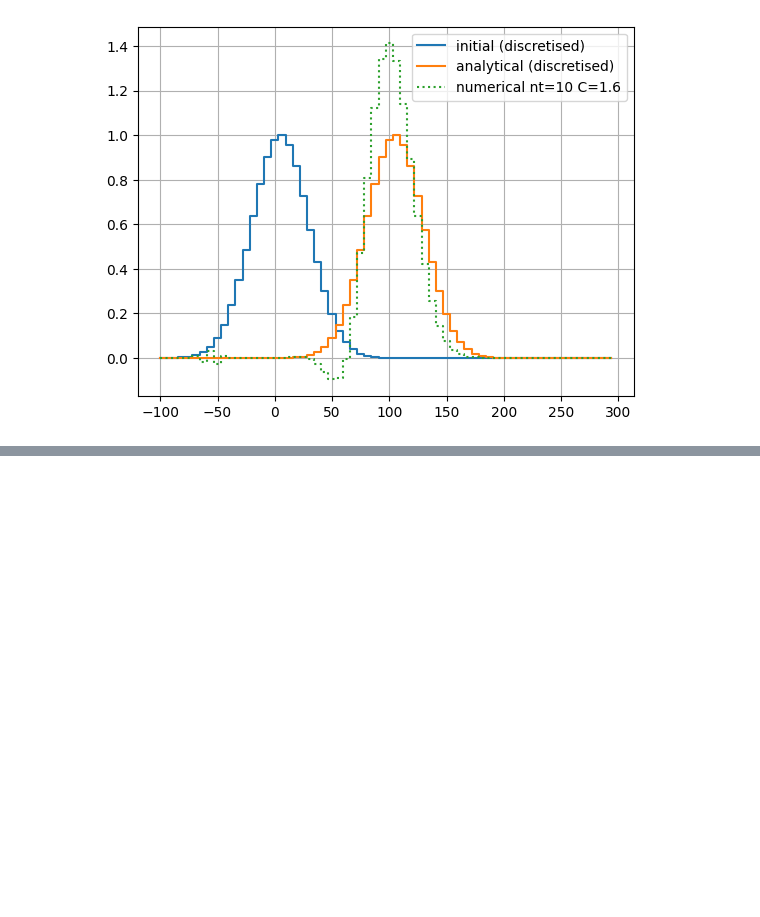
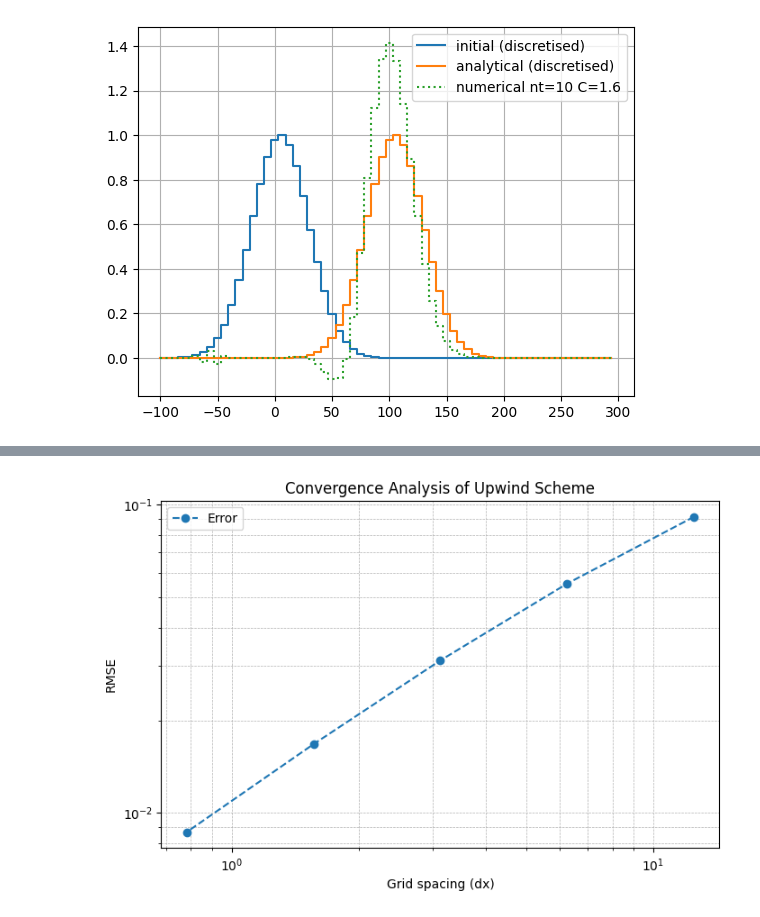
Before and after one commit to jakub-ml/modelling-of-physical-systems, a Jupyter notebook: lab_03/advection_upwind.ipynb, the cells around one changed output, grey strips where cells are left out. Drawn from its saved outputs; the diff is of its cells as text; code cells hidden in the pictures; blank space fills up the shorter version.

```diff
--- a/lab_03/advection_upwind.ipynb
+++ b/lab_03/advection_upwind.ipynb
@@ -104,3 +104,21 @@ pyplot.legend()
 pyplot.grid()
 # %% [output]
 [figure]
+# %%
+psi = psi_0(x)
+for _ in range(nt):
+    i = slice(1, nx-2)
+    one = shift()
+    psi[i] = psi[i] - (
+        F(psi[i    ], psi[i+one], C) -
+        F(psi[i-one], psi[i    ], C)
+    )
+# %%
+psi = psi_0(x)
+for _ in range(nt):
+    i = slice(1,int(nx-2))
+    one = shift()
+    psi[i] = psi[i] - (
+        F(psi[i    ], psi[i+one], C) -
+        F(psi[i-one], psi[i    ], C)
+    )
@@ -106,0 +130,61 @@ pyplot.grid()
+# %%
+import numpy as np
+import matplotlib.pyplot as plt
+
+class Psi_0:
+    def __init__(self):
+        self.x0 = 5
+        self.a = 1
+        self.sigma = 25
+    def __call__(self, x):
+        return self.a * np.exp(-(x - self.x0) ** 2 / (2 * self.sigma ** 2))
+
+class One:
+    def __radd__(self, o):
+        return slice(o.start + 1, o.stop + 1)
+    def __rsub__(self, o):
+        return slice(o.start - 1, o.stop - 1)
+
+def F(psi_l, psi_r, C):
+    return (C + abs(C)) / 2 * psi_l + (C - abs(C)) / 2 * psi_r
+
+def upwind_scheme(dx, nt, C):
+    x = np.arange(-100, 300, dx)
+    nx = len(x)
+    dt = C * dx / u
+    psi = psi_0(x)
+    i = slice(1, nx - 2)
+    one = One()
+
+    for _ in range(nt):
+        psi[i] = psi[i] - (F(psi[i], psi[i + one], C) - F(psi[i - one], psi[i], C))
+    return x, psi
+
+def compute_rmse(dx, nt, C, t_max):
+    x, psi_num = upwind_scheme(dx, nt, C)
+    psi_exact = psi_0(x - u * t_max)
+    return np.sqrt(np.mean((psi_num - psi_exact) ** 2))
+
+u = 2
+t_max = 50
+psi_0 = Psi_0()
+C = 0.5
+
+dx_values = [12.5, 6.25, 3.125, 1.5625, 0.78125]
+errors = []
+for dx in dx_values:
+    nt = int(t_max / (C * dx / u))
+    rmse = compute_rmse(dx, nt, C, t_max)
+    errors.append(rmse)
+
+plt.figure(figsize=(8, 5))
+plt.loglog(dx_values, errors, marker='o', linestyle='--', label='Error')
+plt.xlabel('Grid spacing (dx)')
+plt.ylabel('RMSE')
+plt.title('Convergence Analysis of Upwind Scheme')
+plt.legend()
+plt.grid(True, which='both', linestyle='--', linewidth=0.5)
+plt.savefig('convergence_plot.pdf')
+plt.show()
+# %% [output]
+[figure, added]
```
Also changed, not shown: parts of 5 cells of this notebook.
